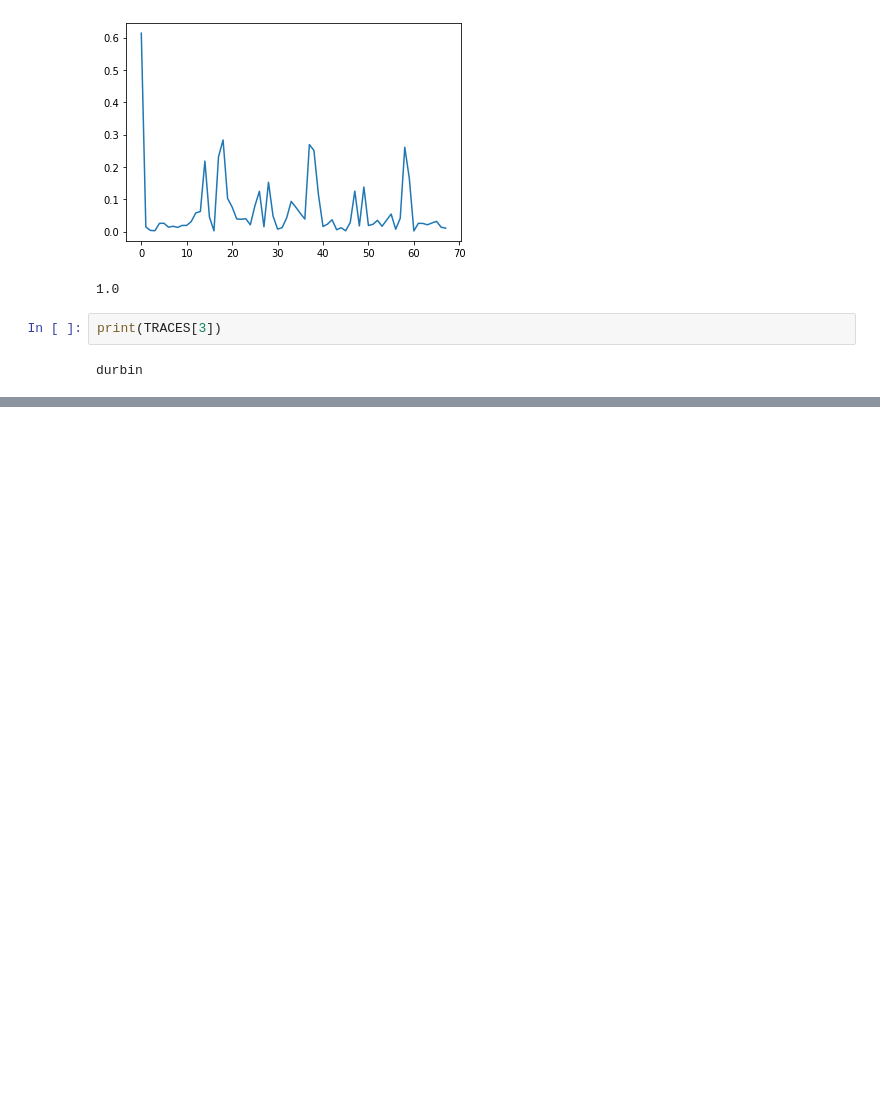
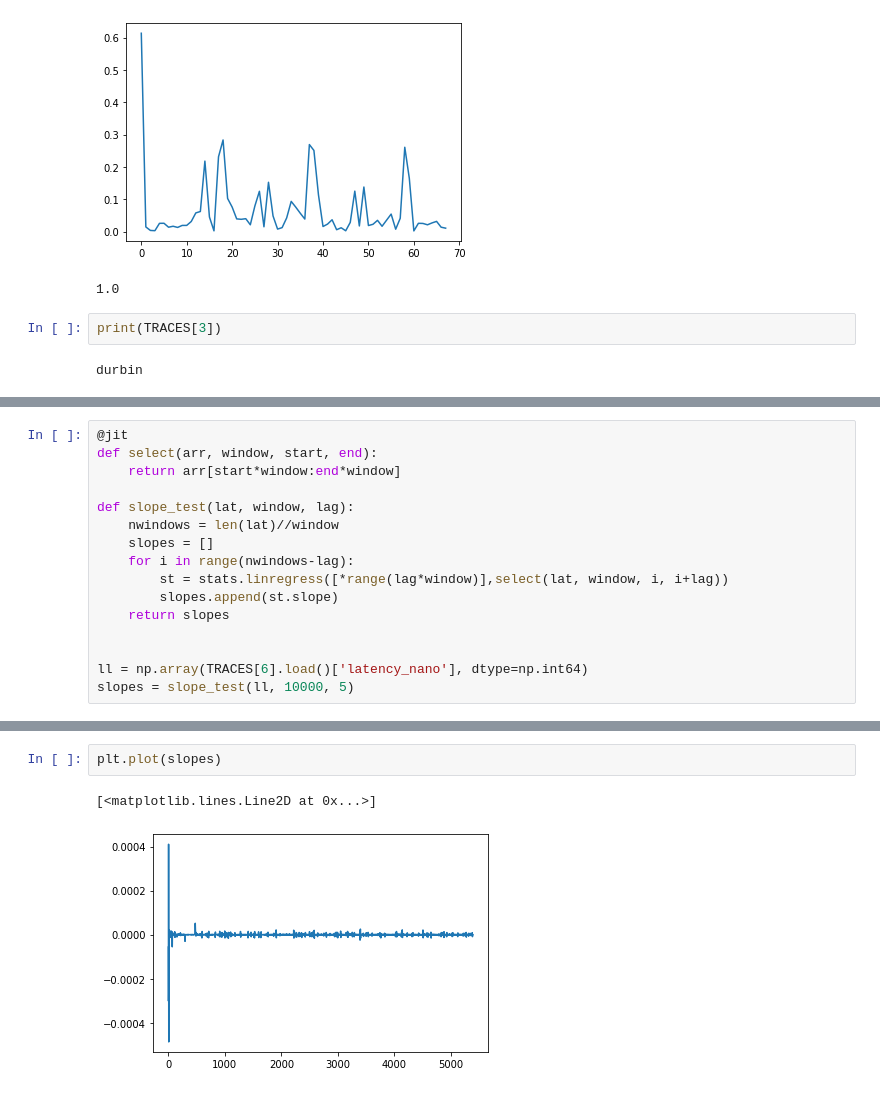
Before and after one commit to plavin/multifidelity, a Jupyter notebook: ParrotDataBig.ipynb, the cells around one changed output, grey strips where cells are left out. Drawn from its saved outputs; the diff is of its cells as text; blank space fills up the shorter version.

```diff
--- a/ParrotDataBig.ipynb
+++ b/ParrotDataBig.ipynb
@@ -255,0 +630,16 @@ print(re.ncols, re.nrows)
+# %%
+@jit
+def select(arr, window, start, end):
+    return arr[start*window:end*window]
+
+def slope_test(lat, window, lag):
+    nwindows = len(lat)//window
+    slopes = []
+    for i in range(nwindows-lag):
+        st = stats.linregress([*range(lag*window)],select(lat, window, i, i+lag))
+        slopes.append(st.slope)
+    return slopes
+
+
+ll = np.array(TRACES[6].load()['latency_nano'], dtype=np.int64)
+slopes = slope_test(ll, 10000, 5)
@@ -255,0 +655,5 @@ print(re.ncols, re.nrows)
+# %%
+plt.plot(slopes)
+# %% [output]
+[<matplotlib.lines.Line2D at 0x...>]
+[figure, added]
```
Also changed, not shown: parts of 30 cells of this notebook.
